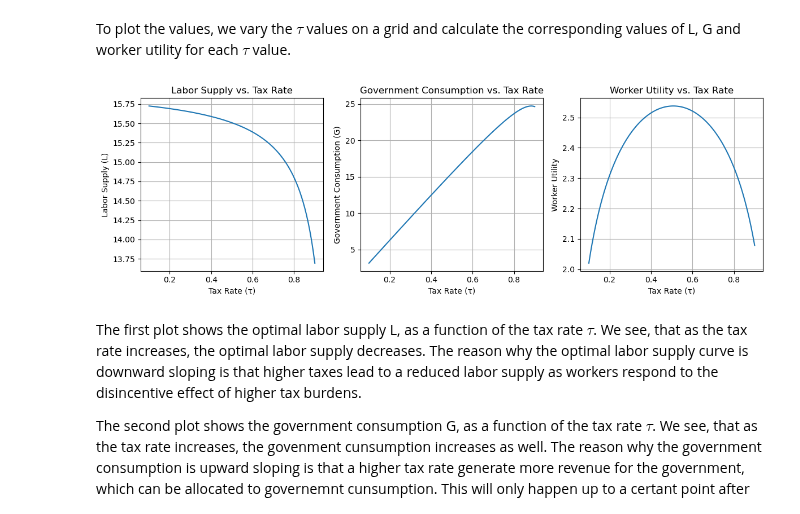
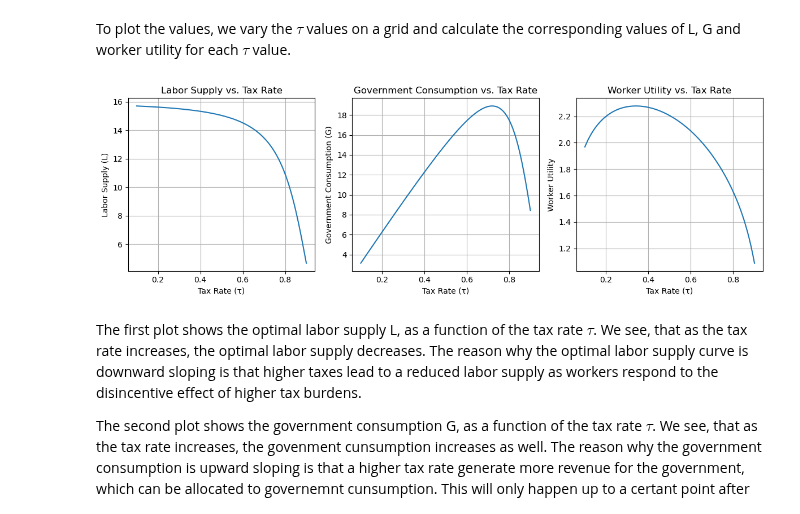
Before and after one commit to NumEconCopenhagen/projects-2023-iim, a Jupyter notebook: Examproject/Exam-2023-notebook.ipynb, the cells around one changed output. Saved outputs shown, nothing was run; the diff lists cells and outputs as text; code cells hidden in the pictures.

```diff
--- a/Examproject/Exam-2023-notebook.ipynb
+++ b/Examproject/Exam-2023-notebook.ipynb
@@ -161,7 +150,7 @@ for w in w_values:
     bounds = (0, 24)
 
     # Solve the optimization problem
-    result = minimize_scalar(objective_function, bounds=bounds)
+    result = minimize_scalar(objective_function, bounds=bounds, args=(alpha, kappa, nu, w_tilde, tau, G))
 
     # Extract the optimal labor supply
     L_star = result.x
@@ -208,14 +197,14 @@ for tau in tau_values:
     bounds = (0, 24)
 
     # Solve the optimization problem
-    result = minimize_scalar(objective_function, bounds=bounds)
+    result = minimize_scalar(objective_function, bounds=bounds, args=(alpha, kappa, nu, w_tilde, tau, w))
 
     # Extract the optimal labor supply
     L_star = result.x
 
     # Compute the implied G and worker utility
     G = tau * w * L_star
-    utility = -(objective_function(L_star))
+    utility = utility_function(L_star, alpha, kappa, nu, w_tilde, tau, G)
 
     # Append to the lists
     L_values.append(L_star)
@@ -225,34 +214,34 @@ for tau in tau_values:
 # Plot the relationship between L, G, and worker utility
 plt.figure(figsize=(12, 4))
 
 # Plot labor supply (L)
 plt.subplot(1, 3, 1)
 plt.plot(tau_values, L_values)
 plt.xlabel('Tax Rate (τ)')
 plt.ylabel('Labor Supply (L)')
 plt.title('Labor Supply vs. Tax Rate')
 plt.grid(True)
 
 # Plot government consumption (G)
 plt.subplot(1, 3, 2)
 plt.plot(tau_values, G_values)
 plt.xlabel('Tax Rate (τ)')
 plt.ylabel('Government Consumption (G)')
 plt.title('Government Consumption vs. Tax Rate')
 plt.grid(True)
 
 # Plot worker utility
 plt.subplot(1, 3, 3)
 plt.plot(tau_values, utility_values)
 plt.xlabel('Tax Rate (τ)')
 plt.ylabel('Worker Utility')
 plt.title('Worker Utility vs. Tax Rate')
 plt.grid(True)
 
 plt.tight_layout()
 plt.show()
 # %% [output]
-[figure, old version]
+[figure, new version]
 # %% [markdown]
 The first plot shows the optimal labor supply L, as a function of the tax rate $\tau$. We see, that as the tax rate increases, the optimal labor supply decreases. The reason why the optimal labor supply curve is downward sloping is that higher taxes lead to a reduced labor supply as workers respond to the disincentive effect of higher tax burdens.
 
```
Also changed, not shown: parts of 3 cells of this notebook.
